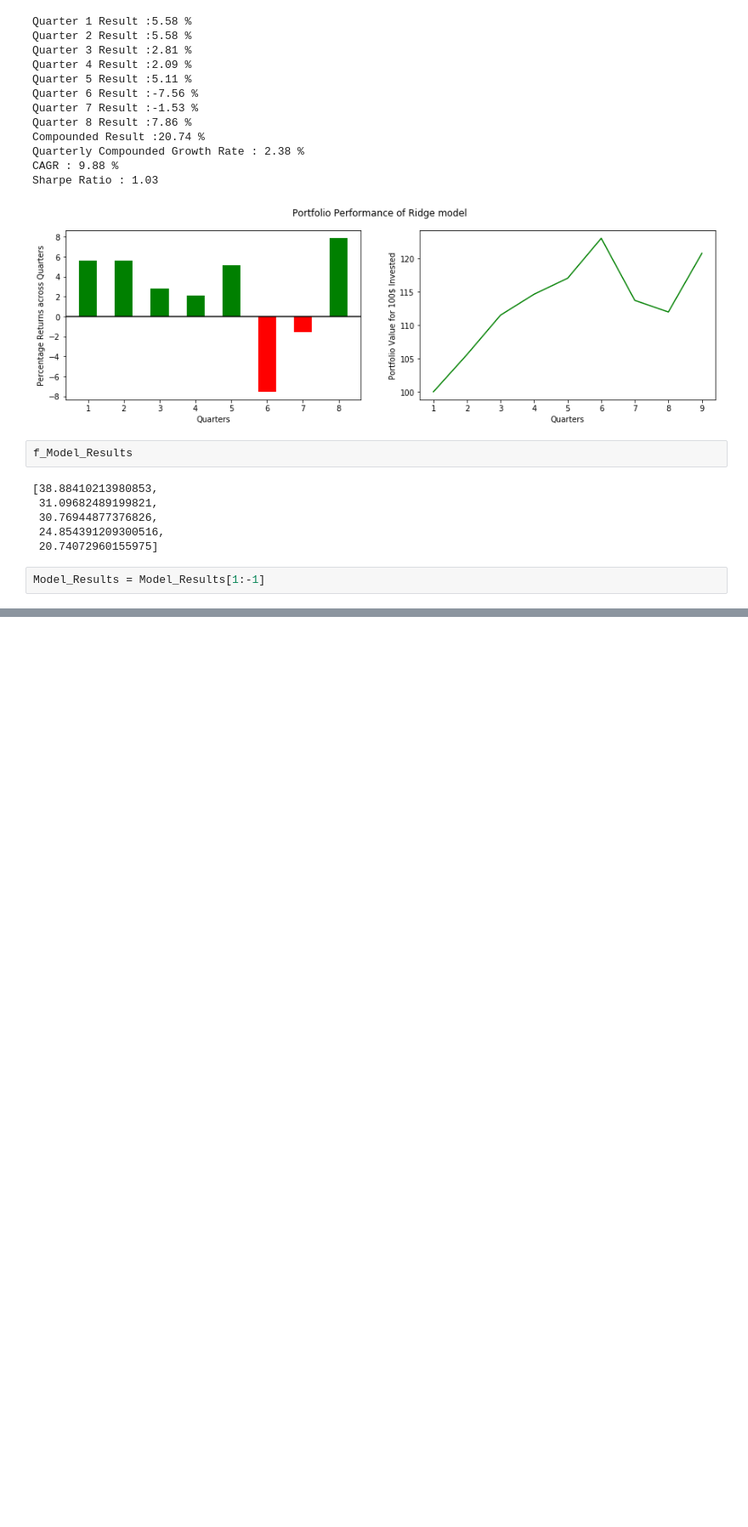
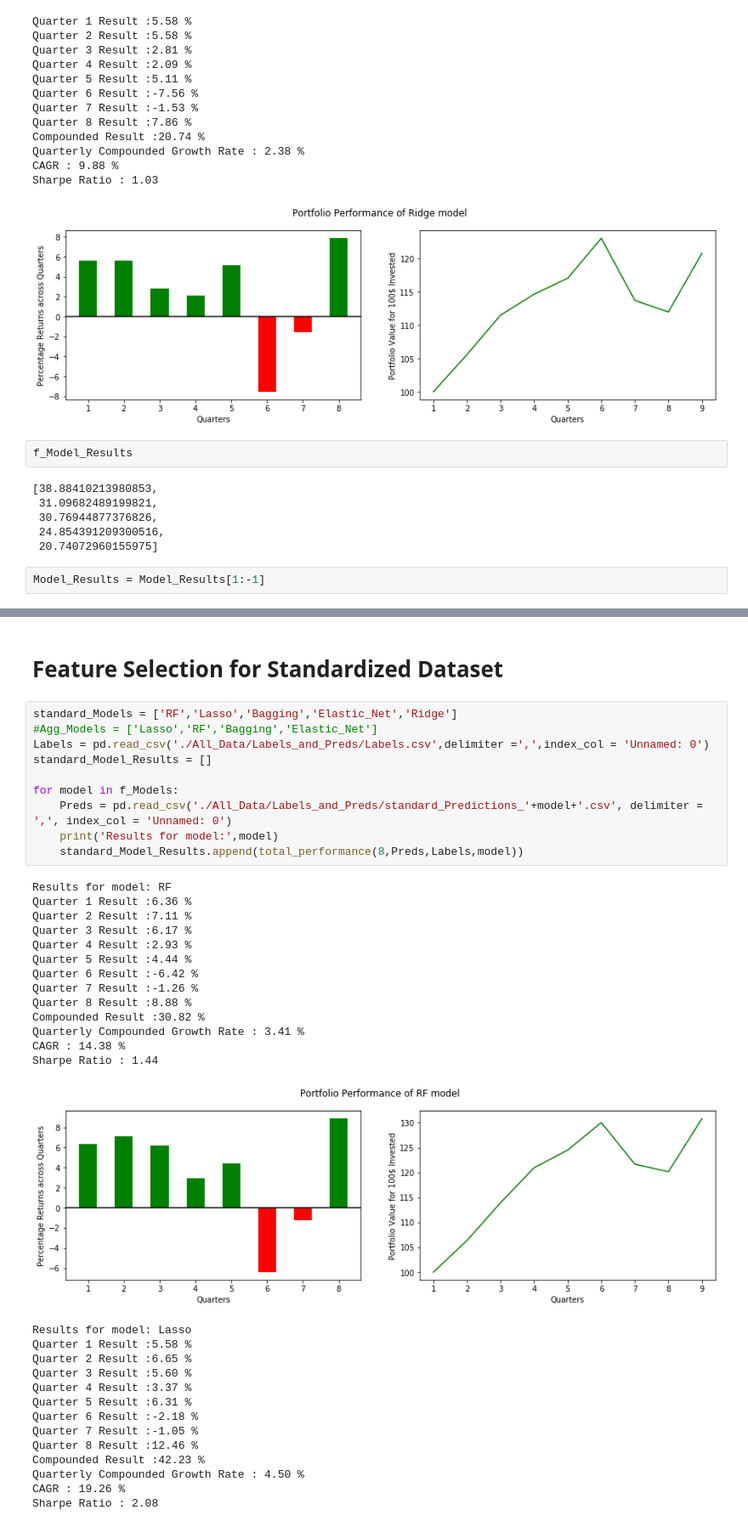
Before and after one commit to durveshb/Portfolio-Management, a Jupyter notebook: 009_Aggregation _and_Results.ipynb, the cells around one changed output, grey strips where cells are left out. Shown at 85% size. Drawn from its saved outputs; the diff is of its cells as text; blank space fills up the shorter version.

```diff
--- a/009_Aggregation _and_Results.ipynb
+++ b/009_Aggregation _and_Results.ipynb
@@ -604,0 +664,40 @@ SyntaxError: invalid syntax (<ipython-input-34-c9b7025973d8>, line 2)
+# %% [markdown]
+# Feature Selection for Standardized Dataset
+# %%
+standard_Models = ['RF','Lasso','Bagging','Elastic_Net','Ridge']
+#Agg_Models = ['Lasso','RF','Bagging','Elastic_Net']
+Labels = pd.read_csv('./All_Data/Labels_and_Preds/Labels.csv',delimiter =',',index_col = 'Unnamed: 0')
+standard_Model_Results = []
+
+for model in f_Models:
+    Preds = pd.read_csv('./All_Data/Labels_and_Preds/standard_Predictions_'+model+'.csv', delimiter = ',', index_col = 'Unnamed: 0')
+    print('Results for model:',model)
+    standard_Model_Results.append(total_performance(8,Preds,Labels,model))
+# %% [output]
+Results for model: RF
+Quarter 1 Result :6.36 %
+Quarter 2 Result :7.11 %
+Quarter 3 Result :6.17 %
+Quarter 4 Result :2.93 %
+Quarter 5 Result :4.44 %
+Quarter 6 Result :-6.42 %
+Quarter 7 Result :-1.26 %
+Quarter 8 Result :8.88 %
+Compounded Result :30.82 %
+Quarterly Compounded Growth Rate : 3.41 %
+CAGR : 14.38 %
+Sharpe Ratio : 1.44
+[figure, added]
+Results for model: Lasso
+Quarter 1 Result :5.58 %
+Quarter 2 Result :6.65 %
+Quarter 3 Result :5.60 %
+Quarter 4 Result :3.37 %
+Quarter 5 Result :6.31 %
+Quarter 6 Result :-2.18 %
+Quarter 7 Result :-1.05 %
+Quarter 8 Result :12.46 %
+Compounded Result :42.23 %
+Quarterly Compounded Growth Rate : 4.50 %
+CAGR : 19.26 %
+Sharpe Ratio : 2.08
```
Also changed, not shown: parts of 7 cells of this notebook, 12 other files.
